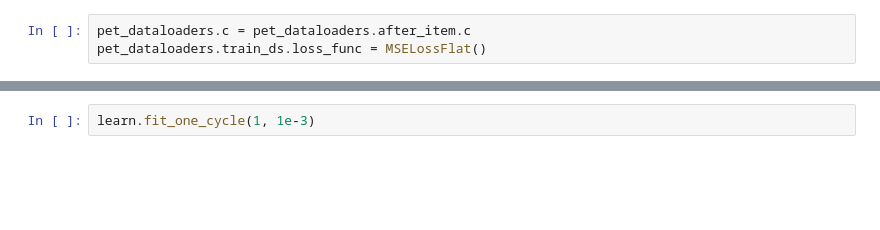
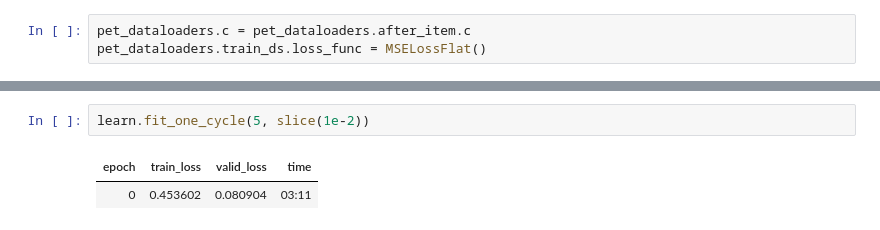
Before and after one commit to HenryDashwood/facial-features-detector, a Jupyter notebook: code/xresnet.ipynb, the cells around one changed output, grey strips where cells are left out. Cells and saved outputs as stored; diff of their text form; blank space fills up the shorter version.

```diff
--- a/code/xresnet.ipynb
+++ b/code/xresnet.ipynb
@@ -53,4 +69,7 @@ learn.lr_find()
 # %%
-learn.fit_one_cycle(1, 1e-3)
+learn.fit_one_cycle(5, slice(1e-2))
+# %% [output]
+| epoch | train_loss | valid_loss | time |
+| 0 | 0.453602 | 0.080904 | 03:11 |
 # %%
 learn.predict(pet_dataloaders.train_ds.items[0])
```
Also changed, not shown: parts of 8 cells of this notebook.
